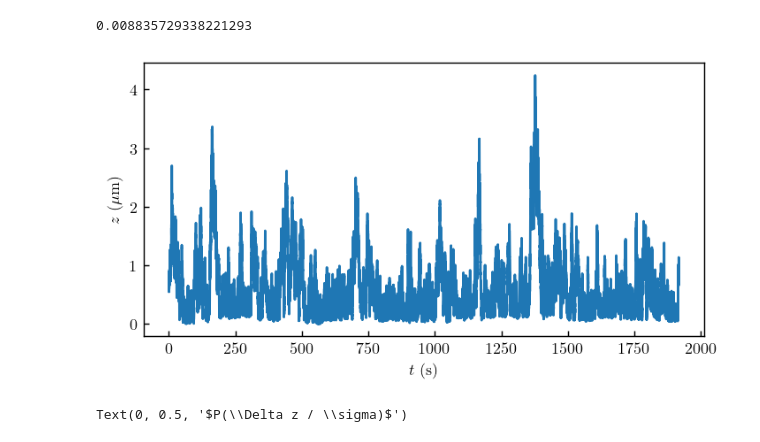
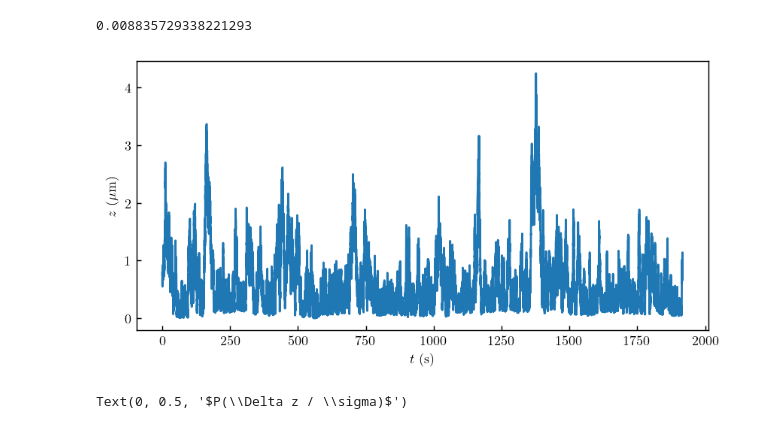
Before and after one commit to eXpensia/Confined-Brownian-Motion, a Jupyter notebook: 02_body/chapter3/images/traj_z/graph_ploting.ipynb, the cells around one changed output. Saved outputs shown, nothing was run; the diff lists cells and outputs as text; code cells hidden in the pictures.

```diff
--- a/02_body/chapter3/images/traj_z/graph_ploting.ipynb
+++ b/02_body/chapter3/images/traj_z/graph_ploting.ipynb
@@ -62,11 +62,12 @@ z = dataset["z"]- np.min(dataset["z"])
 # %%
 plt.figure(figsize = (cm2inch(16), cm2inch(8)))
 plt.plot(dataset["time"], z)
 plt.xlabel("$t$ (s)", fontsize = "medium")
 plt.ylabel("$z$ $(\mathrm{\mu m})$", fontsize = "medium")
+plt.tight_layout(pad=0.1)
 plt.savefig('traj_z.pdf')
 # %% [output]
-[figure, old version]
+[figure, new version]
 # %%
 color = ['tab:blue', 'tab:orange', 'tab:green', 'tab:red', 'tab:purple', 'tab:brown', 'tab:pink', 'tab:gray', 'tab:olive', 'tab:cyan']
 plt.figure()
```
Also changed, not shown: 12 other files.
